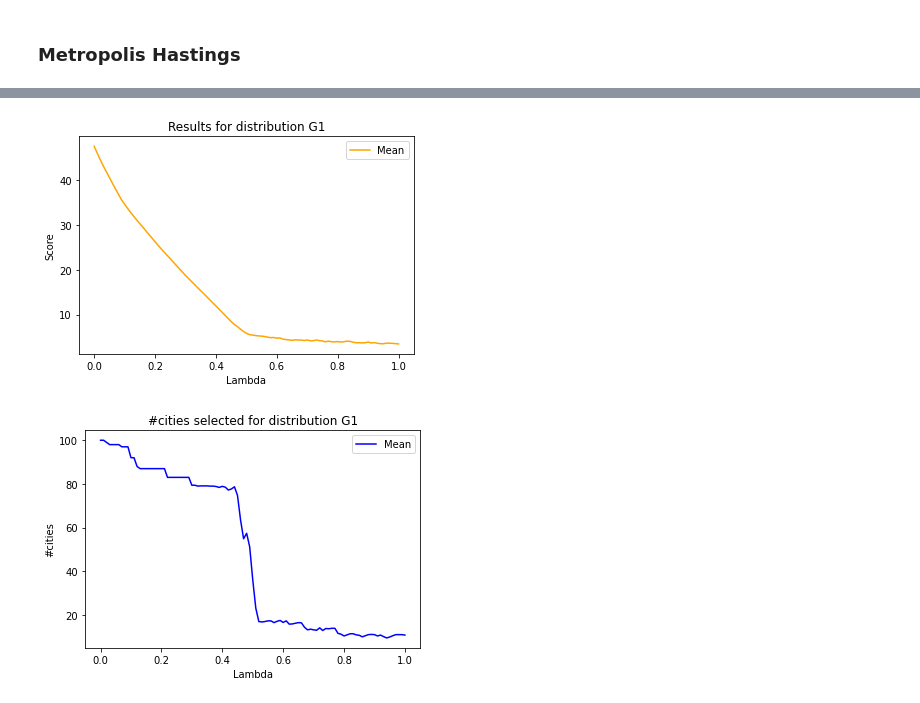
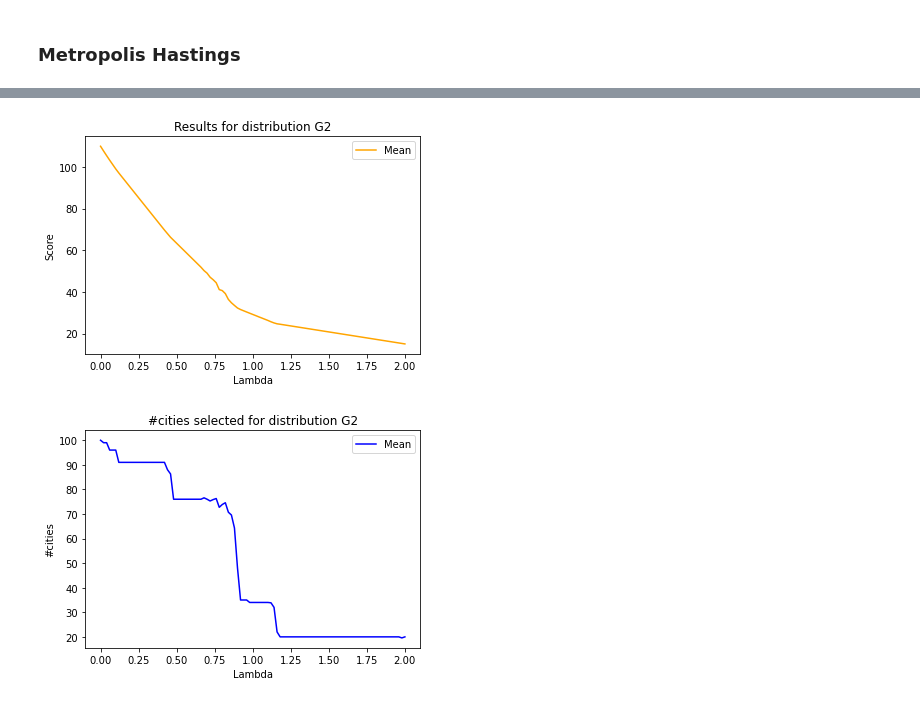
Before and after one commit to deschena/MCMC5G, a Jupyter notebook: mcaa_5g/notebook_Guillaume-Draft.ipynb, the cells around one changed output, grey strips where cells are left out. Drawn from its saved outputs; the diff is of its cells as text; code cells hidden in the pictures.

```diff
--- a/mcaa_5g/notebook_Guillaume-Draft.ipynb
+++ b/mcaa_5g/notebook_Guillaume-Draft.ipynb
@@ -183,11 +183,13 @@ def Metropolis_Hasting(data, _lambda, init_selection = None, plot = False, verbo
     scores = np.array([f(_lambda, data.x[selection[i]], data.v[selection[i]], data.N) for i in range(len(selection))])
     i = 0
     best_scores = []
+    tols = []
     best_score = np.max(scores)
     time_best_reached = 0
     best_selection = selection[0]
     t = init_tol
     while (i < max_iter):
+        tols.append(t)
         selection, scores = Metropolis_Hasting_step(data, _lambda, selection, scores, remove_duplicates = False, tol = t)
 
         best = np.max(scores)
@@ -210,8 +212,19 @@ def Metropolis_Hasting(data, _lambda, init_selection = None, plot = False, verbo
         print("Number of iterations until finding the best score = {}".format(time_best_reached))
         print("Improvement possible from best : {}".format(improvement_possible))
     if (plot):
-        plt.figure(figsize=(7,7))
-        plt.plot(np.arange(i), best_scores, "g")
+        plt.figure(figsize=(5,5))
+        plt.plot(np.arange(i), best_scores, c = "g")
+        plt.title("Evolution of the score")
+        plt.xlabel("#iteration")
+        plt.ylabel("Best Score")
+        #plt.savefig("score_evolution_G1_05.png")
+        plt.show()
+        plt.figure(figsize=(5,5))
+        plt.plot(np.arange(i), tols, c = "r")
+        plt.title("Tolerance")
+        plt.xlabel("#iteration")
+        plt.ylabel("Tolerance")
+        #plt.savefig("tolerance_time.png")
         plt.show()
         plt.figure(figsize=(5,5))
         selected = best_selection
@@ -243,6 +257,6 @@ plt.show()
 # %%
 %%time
-N = 10
+N = 7
 minimums = []
 maximums = []
 means    = []
@@ -251,14 +265,14 @@ c_minimums = []
 c_maximums = []
 c_means    = []
 c_stds     = []
-G = g1
-l_range = np.linspace(0, 1, 101)
+G = g2
+l_range = np.linspace(0, 2, 101)
 counter = 0
 for l in l_range:
     test_scores = []
     n_cities = []
     for i in range(N):
-        sel, score, time_best_reached = Metropolis_Hasting(G, l, plot = False, verbose = False, batch_size = 50, max_iter = 1000, init_tol = 2.5)
+        sel, score, time_best_reached = Metropolis_Hasting(G, l, plot = False, verbose = False, batch_size = 50, max_iter = 1500, init_tol = 2.5)
         test_scores.append(score)
         n_cities.append(np.sum(sel))
         print("\rProgress : {:.3f}%".format((counter + 1) / N / len(l_range) * 100), end = "")
@@ -283,24 +297,24 @@ Wall time: 2h 22min 47s
 # %%
 #plt.plot(l_range, minimums, c = "r", label = "Minimum")
 #plt.plot(l_range, maximums, c = "g", label = "Maximum")
 plt.plot(l_range, means, c = "orange", label = "Mean")
-plt.title("Results for distribution G1")
+plt.title("Results for distribution G2")
 plt.xlabel("Lambda")
 plt.ylabel("Score")
 plt.legend()
-plt.savefig("testResultsLambdaFinerGrid.png")
+plt.savefig("testResultsLambdaFinerGridG2.png")
 plt.show()
 # %% [output]
-[figure, old version]
+[figure, new version]
 # %%
 #plt.plot(l_range, c_minimums, c = "r", label = "Minimum")
 #plt.plot(l_range, c_maximums, c = "g", label = "Maximum")
 plt.plot(l_range, c_means, c = "b", label = "Mean")
-plt.title("#cities selected for distribution G1")
+plt.title("#cities selected for distribution G2")
 plt.xlabel("Lambda")
 plt.ylabel("#cities")
 plt.legend()
-plt.savefig("CitiesG1 Lambda FinerGrid.png")
+plt.savefig("CitiesG2 Lambda FinerGrid.png")
 plt.show()
 # %% [output]
-[figure, old version]
+[figure, new version]
```
Also changed, not shown: parts of 5 cells of this notebook, 4 other files.
